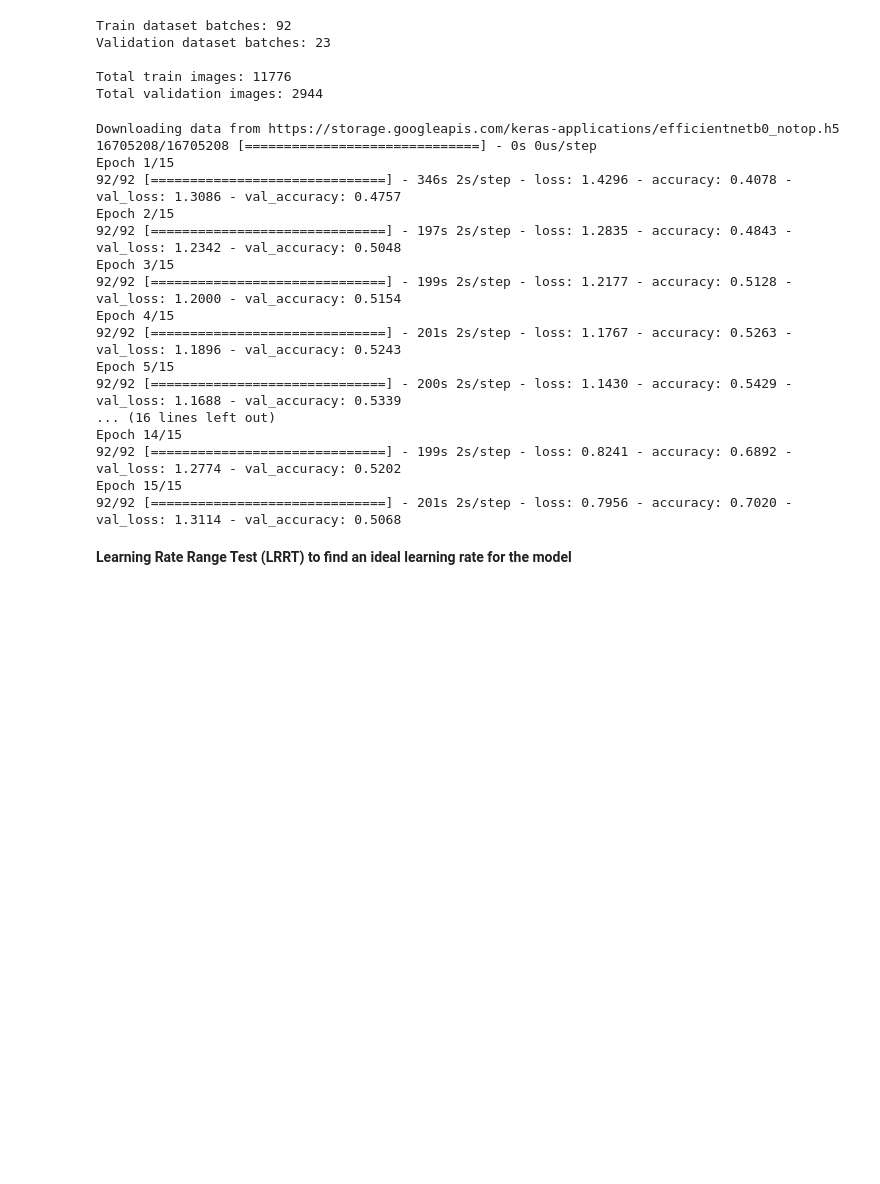
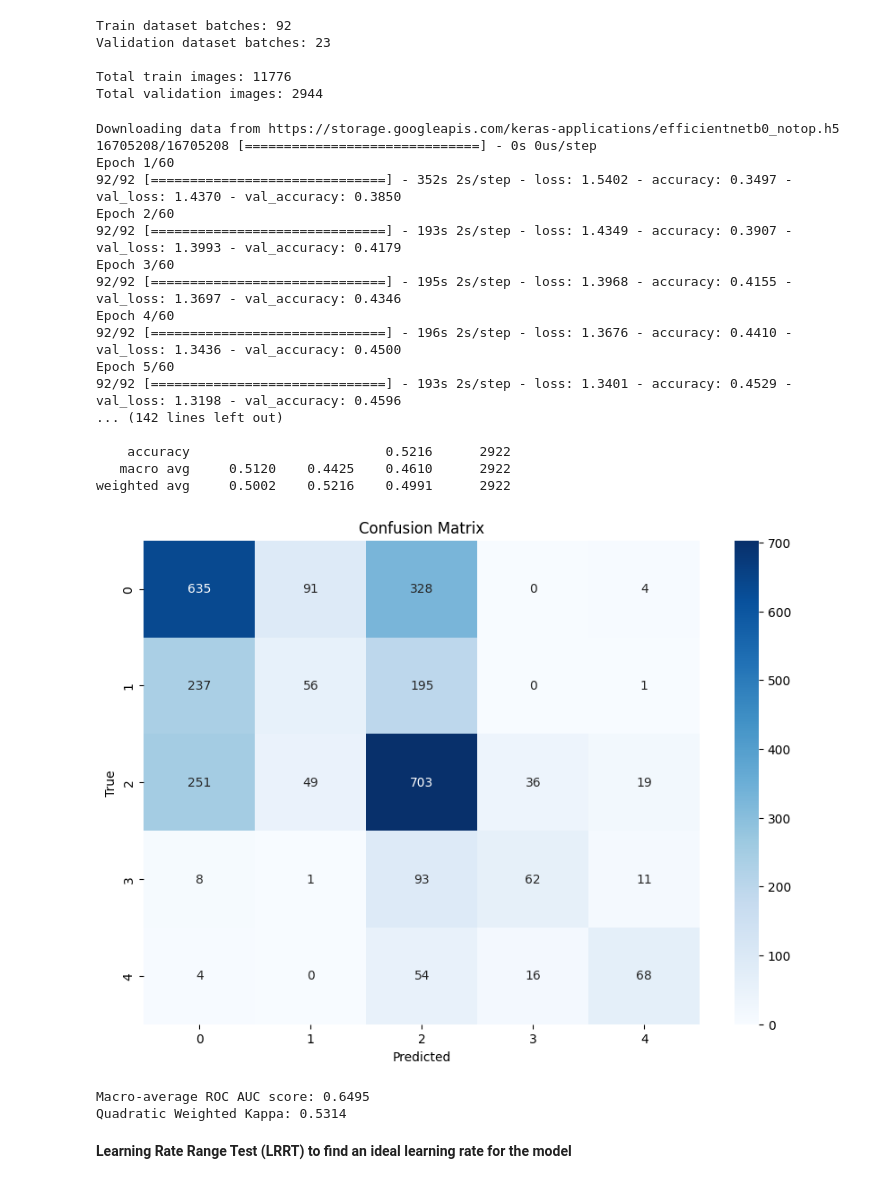
Before and after one commit to nickweda/Diabetic-Retinopathy-Classification, a Jupyter notebook: DR_v9c2.ipynb, the cells around one changed output. Cells and saved outputs as stored; diff of their text form; code cells hidden in the pictures; blank space fills up the shorter version.

```diff
--- a/DR_v9c2.ipynb
+++ b/DR_v9c2.ipynb
@@ -571,7 +571,7 @@ model = Model(inputs, outputs)
 model.compile(
     # Learning Rate, slower can mean more accuracy, higher leads to faster training.
     # Controls the step size, how much weights are updated
-    optimizer=tf.keras.optimizers.Adam(learning_rate=0.000025), # Make adjustments here!!!
+    optimizer=tf.keras.optimizers.Adam(learning_rate=0.00001), # Make adjustments here!!!
     loss='sparse_categorical_crossentropy',
     metrics=['accuracy']
 )
@@ -650,48 +650,51 @@ plt.figure(figsize=(10, 7))
 sns.heatmap(cm, annot=True, fmt='d', cmap='Blues', xticklabels=[0,1,2,3,4], yticklabels=[0,1,2,3,4])
 plt.xlabel('Predicted')
 plt.ylabel('True')
 plt.title('Confusion Matrix')
 plt.show()
 
 
 # Area Under the ROC Curve
 from sklearn.metrics import roc_auc_score
 from sklearn.preprocessing import label_binarize
 
 # Binarize the true labels
 classes = [0, 1, 2, 3, 4]
 true_labels_binarized = label_binarize(true_labels, classes=classes)
 predictions_binarized = label_binarize(predictions, classes=classes)
 
 # Compute the ROC AUC score
 roc_auc = roc_auc_score(true_labels_binarized, predictions_binarized, average='macro')
 print(f"Macro-average ROC AUC score: {roc_auc:.4f}")
 
 
 # Quadratic Weighted Kappa
 
 from sklearn.metrics import cohen_kappa_score
 
 kappa = cohen_kappa_score(true_labels, predictions, weights='quadratic')
 print(f"Quadratic Weighted Kappa: {kappa:.4f}")
 # %% [output]
 Downloading data from https://storage.googleapis.com/keras-applications/efficientnetb0_notop.h5
 16705208/16705208 [==============================] - 0s 0us/step
-Epoch 1/15
-92/92 [==============================] - 346s 2s/step - loss: 1.4296 - accuracy: 0.4078 - val_loss: 1.3086 - val_accuracy: 0.4757
-Epoch 2/15
-92/92 [==============================] - 197s 2s/step - loss: 1.2835 - accuracy: 0.4843 - val_loss: 1.2342 - val_accuracy: 0.5048
-Epoch 3/15
-92/92 [==============================] - 199s 2s/step - loss: 1.2177 - accuracy: 0.5128 - val_loss: 1.2000 - val_accuracy: 0.5154
-Epoch 4/15
-92/92 [==============================] - 201s 2s/step - loss: 1.1767 - accuracy: 0.5263 - val_loss: 1.1896 - val_accuracy: 0.5243
-Epoch 5/15
-92/92 [==============================] - 200s 2s/step - loss: 1.1430 - accuracy: 0.5429 - val_loss: 1.1688 - val_accuracy: 0.5339
-... (16 lines left out)
-Epoch 14/15
-92/92 [==============================] - 199s 2s/step - loss: 0.8241 - accuracy: 0.6892 - val_loss: 1.2774 - val_accuracy: 0.5202
-Epoch 15/15
-92/92 [==============================] - 201s 2s/step - loss: 0.7956 - accuracy: 0.7020 - val_loss: 1.3114 - val_accuracy: 0.5068
+Epoch 1/60
+92/92 [==============================] - 352s 2s/step - loss: 1.5402 - accuracy: 0.3497 - val_loss: 1.4370 - val_accuracy: 0.3850
+Epoch 2/60
+92/92 [==============================] - 193s 2s/step - loss: 1.4349 - accuracy: 0.3907 - val_loss: 1.3993 - val_accuracy: 0.4179
+Epoch 3/60
+92/92 [==============================] - 195s 2s/step - loss: 1.3968 - accuracy: 0.4155 - val_loss: 1.3697 - val_accuracy: 0.4346
+Epoch 4/60
+92/92 [==============================] - 196s 2s/step - loss: 1.3676 - accuracy: 0.4410 - val_loss: 1.3436 - val_accuracy: 0.4500
+Epoch 5/60
+92/92 [==============================] - 193s 2s/step - loss: 1.3401 - accuracy: 0.4529 - val_loss: 1.3198 - val_accuracy: 0.4596
+... (142 lines left out)
+
+    accuracy                         0.5216      2922
+   macro avg     0.5120    0.4425    0.4610      2922
+weighted avg     0.5002    0.5216    0.4991      2922
+[figure, added]
+Macro-average ROC AUC score: 0.6495
+Quadratic Weighted Kappa: 0.5314
 # %%
 
 # Save the model
```
